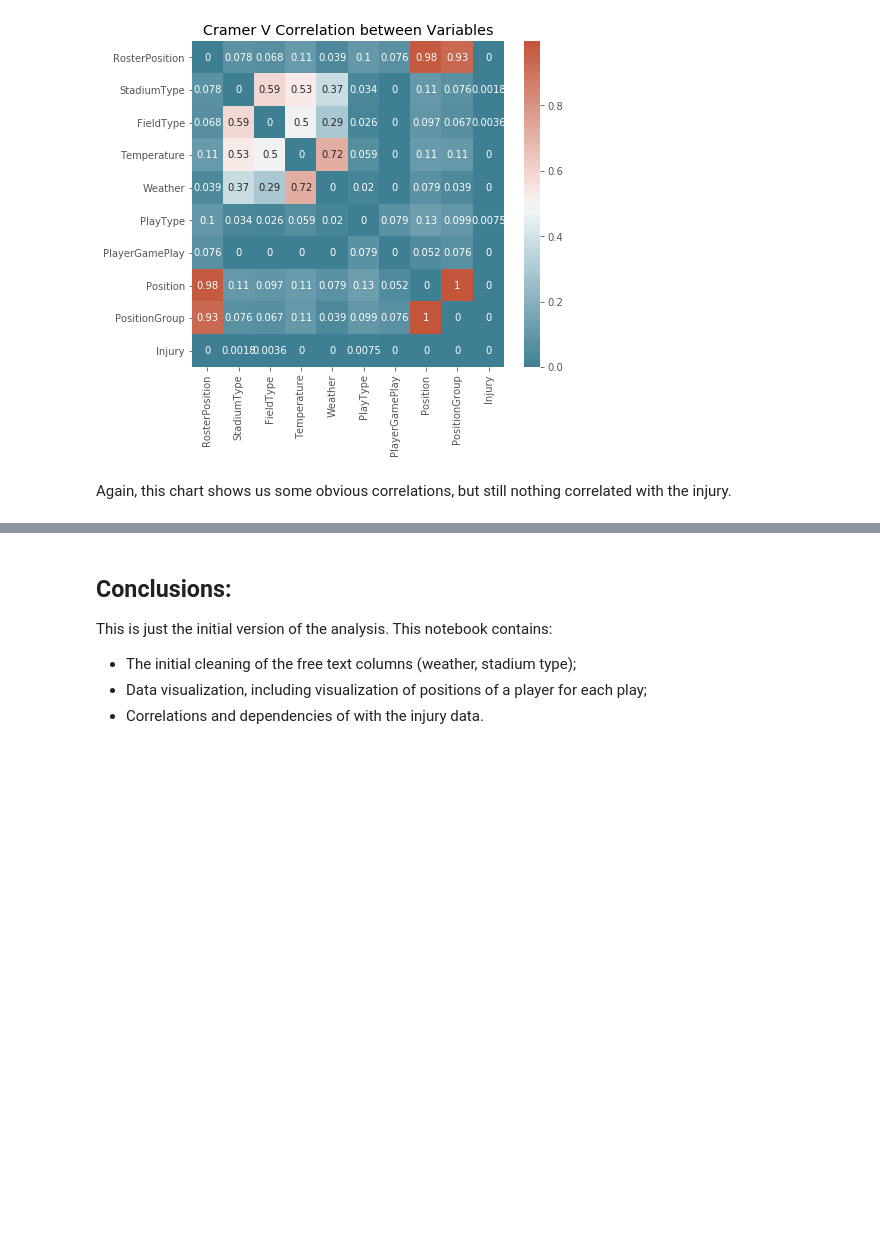
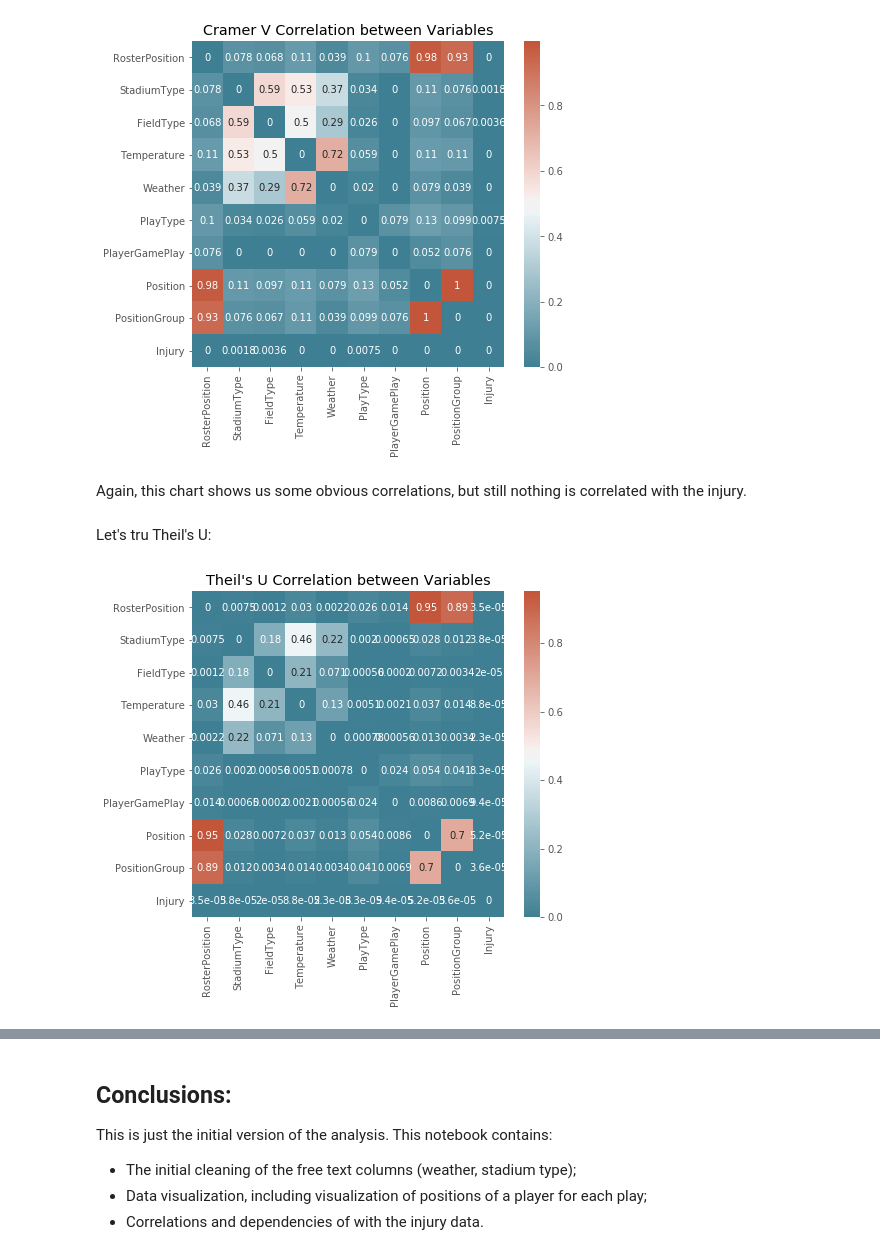
Before and after one commit to Lexie88rus/NFL-1st-and-Future, a Jupyter notebook: NFL_Injury_Analytics.ipynb, the cells around one changed output, grey strips where cells are left out. Cells and saved outputs as stored; diff of their text form; code cells hidden in the pictures; blank space fills up the shorter version.

```diff
--- a/NFL_Injury_Analytics.ipynb
+++ b/NFL_Injury_Analytics.ipynb
@@ -656,4 +711,10 @@ plot_cramers_v_heatmap(play_injury_df, cols)
 # %% [output]
 [figure]
 # %% [markdown]
-Again, this chart shows us some obvious correlations, but still nothing correlated with the injury.
+Again, this chart shows us some obvious correlations, but still nothing is correlated with the injury.
+# %% [markdown]
+Let's tru Theil's U:
+# %%
+plot_theils_u_heatmap(play_injury_df, cols)
+# %% [output]
+[figure, added]
```
Also changed, not shown: parts of 14 cells of this notebook.
